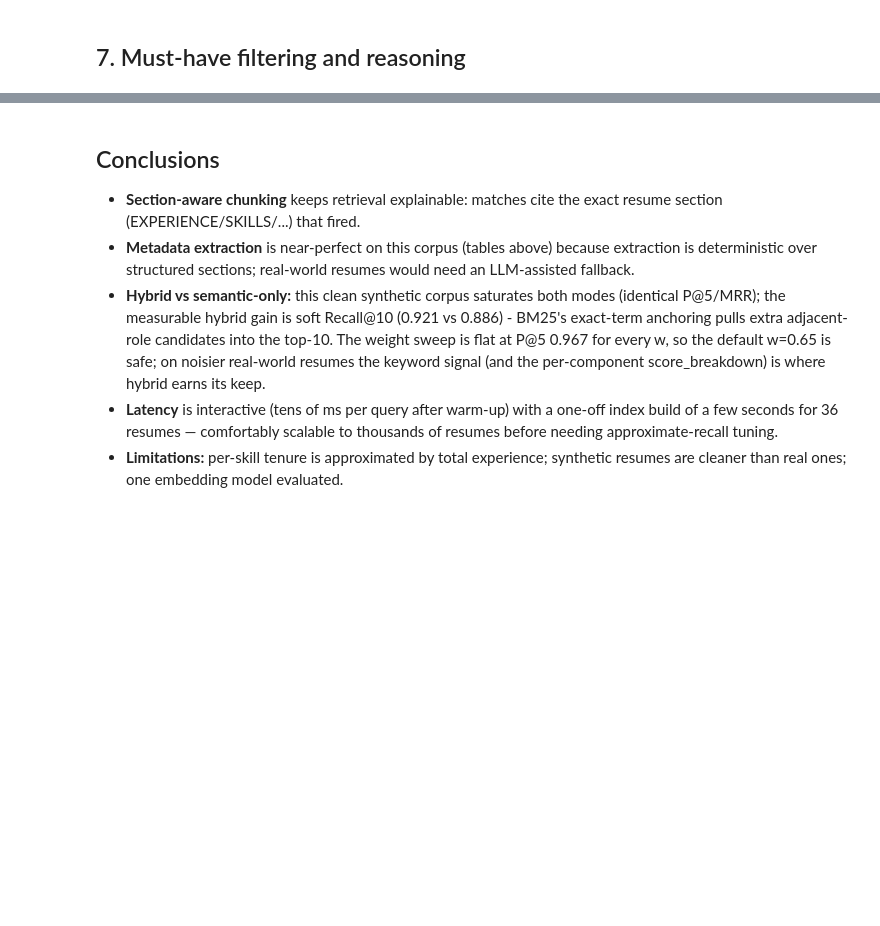
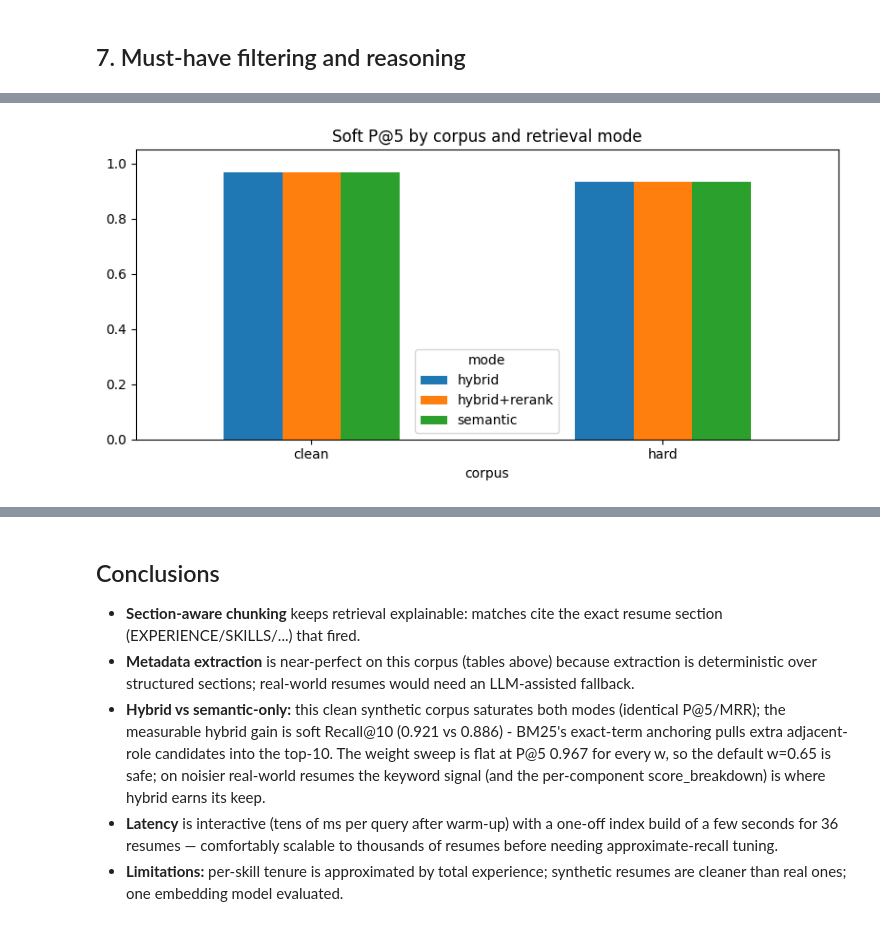
Before and after one commit to roncyrthomas/resume-matching-agent, a Jupyter notebook: rag_analysis.ipynb, the cells around one changed output, grey strips where cells are left out. Cells and saved outputs as stored; diff of their text form; code cells hidden in the pictures; blank space fills up the shorter version.

Commit message:
docs: notebook v2 - clean-vs-hard matrix, extraction accuracy, rerank cost

```diff
--- a/rag_analysis.ipynb
+++ b/rag_analysis.ipynb
@@ -328,0 +346,33 @@ print(_json.dumps(sample, indent=2)[:2500])
+# %%
+from reranker import CrossEncoderReranker
+
+CE = CrossEncoderReranker()   # shared across modes so the model loads once
+
+
+def evaluate_corpus(rag_obj, labels, mode_label, *, semantic_only=False, rerank=False):
+    rows = []
+    m = JobMatcher(rag=rag_obj, reranker=CE if rerank else None, rerank=rerank)
+    for jd in JD_FILES:
+        truth = labels["job_descriptions"][jd.name]
+        rel_roles = set(truth["primary_roles"]) | set(truth["adjacent_roles"])
+        res = m.match_file(jd.as_posix(), k=10, apply_filters=False,
+                           semantic_only=semantic_only)
+        ranked = [Path(x["resume_path"]).name for x in res["top_matches"]]
+        rel = [labels["resumes"][f]["role"] in rel_roles for f in ranked]
+        total_rel = sum(1 for v in labels["resumes"].values() if v["role"] in rel_roles)
+        rr = next((1 / (i + 1) for i, hit in enumerate(rel) if hit), 0.0)
+        rows.append({"jd": jd.name, "mode": mode_label, "P@5": sum(rel[:5]) / 5,
+                     "R@10": sum(rel) / total_rel, "MRR": rr, "hit@1": float(rel[0])})
+    return pd.DataFrame(rows)
+
+
+MODES = {"semantic": {"semantic_only": True}, "hybrid": {}, "hybrid+rerank": {"rerank": True}}
+parts = []
+for corpus_label, (rag_obj, labels) in {"clean": (rag, LABELS), "hard": (hard_rag, HARD_LABELS)}.items():
+    for mode_label, kwargs in MODES.items():
+        df = evaluate_corpus(rag_obj, labels, mode_label, **kwargs)
+        df["corpus"] = corpus_label
+        parts.append(df)
+matrix = pd.concat(parts)
+matrix_summary = matrix.groupby(["corpus", "mode"])[["P@5", "R@10", "MRR", "hit@1"]].mean().round(3)
+display(matrix_summary)
@@ -328,0 +388,9 @@ print(_json.dumps(sample, indent=2)[:2500])
+# %%
+ax = matrix_summary["P@5"].unstack("mode").plot.bar(figsize=(8, 4), rot=0)
+ax.set_title("Soft P@5 by corpus and retrieval mode")
+ax.set_ylim(0, 1.05)
+ax.legend(title="mode")
+plt.tight_layout()
+plt.show()
+# %% [output]
+[figure, added]
```
Also changed, not shown: parts of 15 cells of this notebook, 1 other file.
